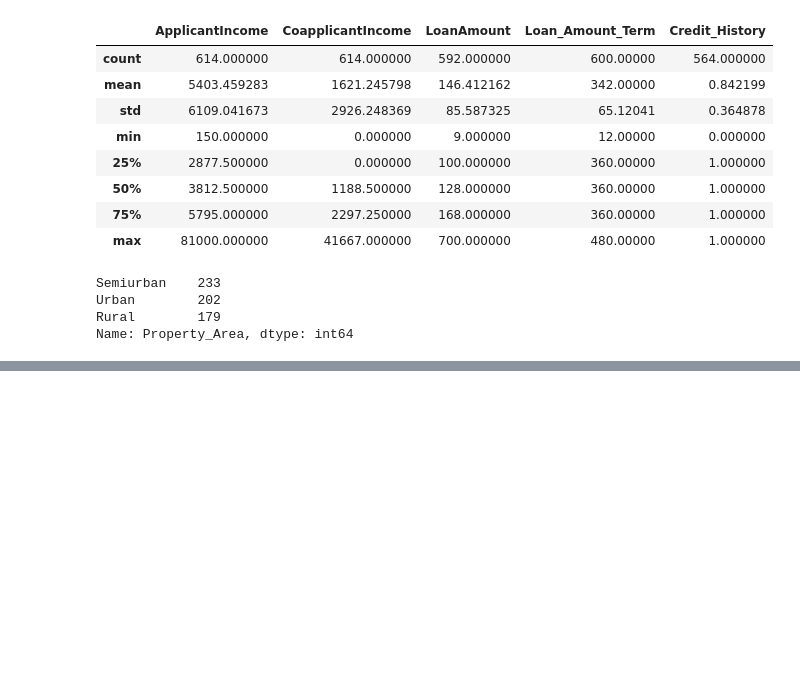
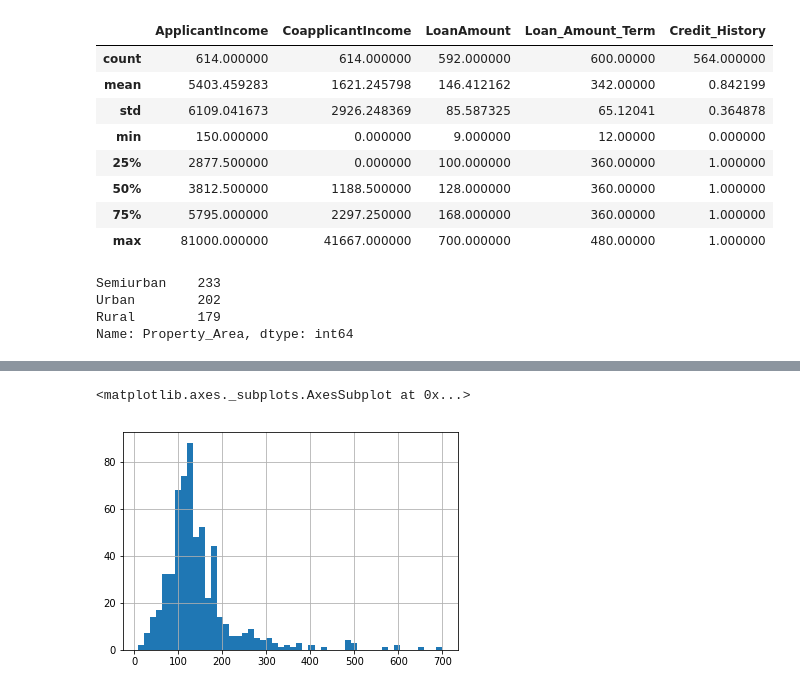
Before and after one commit to DrRosh/Loan-Test, a Jupyter notebook: Loan Prediction Test.ipynb, the cells around one changed output, grey strips where cells are left out. Drawn from its saved outputs; the diff is of its cells as text; code cells hidden in the pictures; blank space fills up the shorter version.

```diff
--- a/Loan Prediction Test.ipynb
+++ b/Loan Prediction Test.ipynb
@@ -52,0 +73,5 @@ df["gender"]
+# %%
+df["LoanAmount"].hist(bins=50)
+# %% [output]
+<matplotlib.axes._subplots.AxesSubplot at 0x...>
+[figure, added]
```
Also changed, not shown: parts of 12 cells of this notebook.
